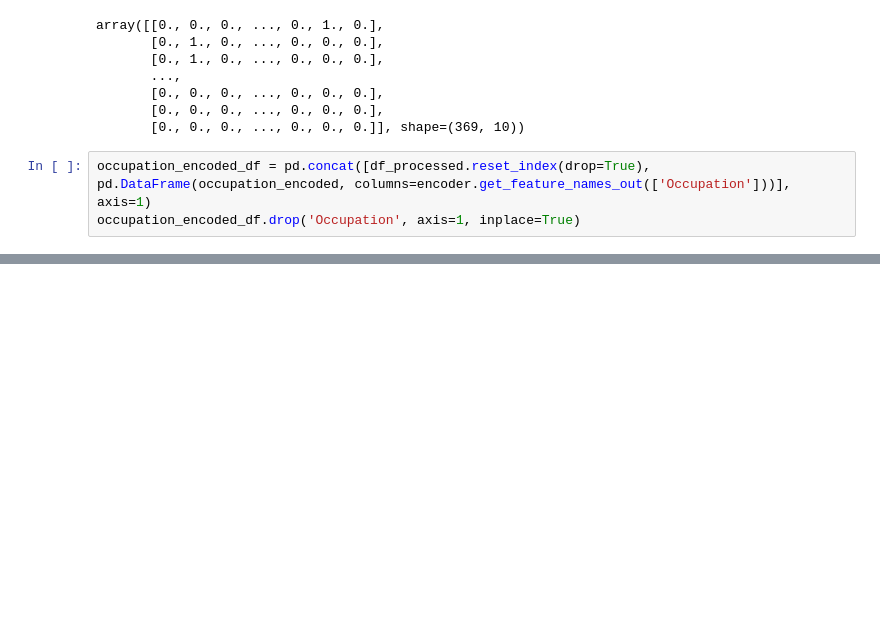
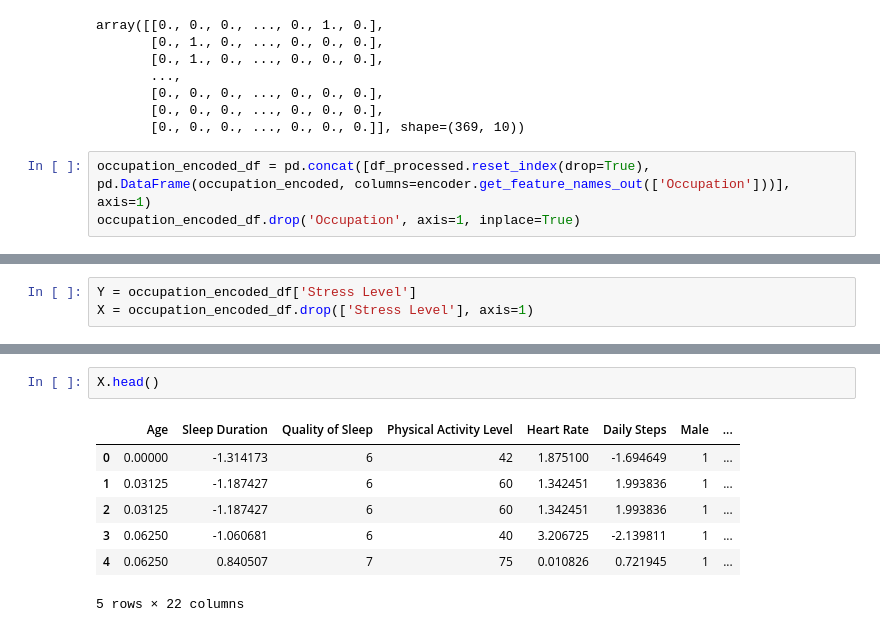
Before and after one commit to AdamKodithuwakku/eet24, a Jupyter notebook: Session 2/sleephealth.ipynb, the cells around one changed output, grey strips where cells are left out. Saved outputs shown, nothing was run; the diff lists cells and outputs as text; blank space fills up the shorter version.

Commit message:
Update sleephealth

```diff
--- a/Session 2/sleephealth.ipynb
+++ b/Session 2/sleephealth.ipynb
@@ -232 +232,4 @@ occupation_encoded_df.head()
 5 rows × 23 columns
+# %%
+Y = occupation_encoded_df['Stress Level']
+X = occupation_encoded_df.drop(['Stress Level'], axis=1)
@@ -232,0 +245,10 @@ occupation_encoded_df.head()
+# %%
+X.head()
+# %% [output]
+|  | Age | Sleep Duration | Quality of Sleep | Physical Activity Level | Heart Rate | Daily Steps | Male | ... |
+| 0 | 0.00000 | -1.314173 | 6 | 42 | 1.875100 | -1.694649 | 1 | ... |
+| 1 | 0.03125 | -1.187427 | 6 | 60 | 1.342451 | 1.993836 | 1 | ... |
+| 2 | 0.03125 | -1.187427 | 6 | 60 | 1.342451 | 1.993836 | 1 | ... |
+| 3 | 0.06250 | -1.060681 | 6 | 40 | 3.206725 | -2.139811 | 1 | ... |
+| 4 | 0.06250 | 0.840507 | 7 | 75 | 0.010826 | 0.721945 | 1 | ... |
+5 rows × 22 columns
```
Also changed, not shown: parts of 5 cells of this notebook.
